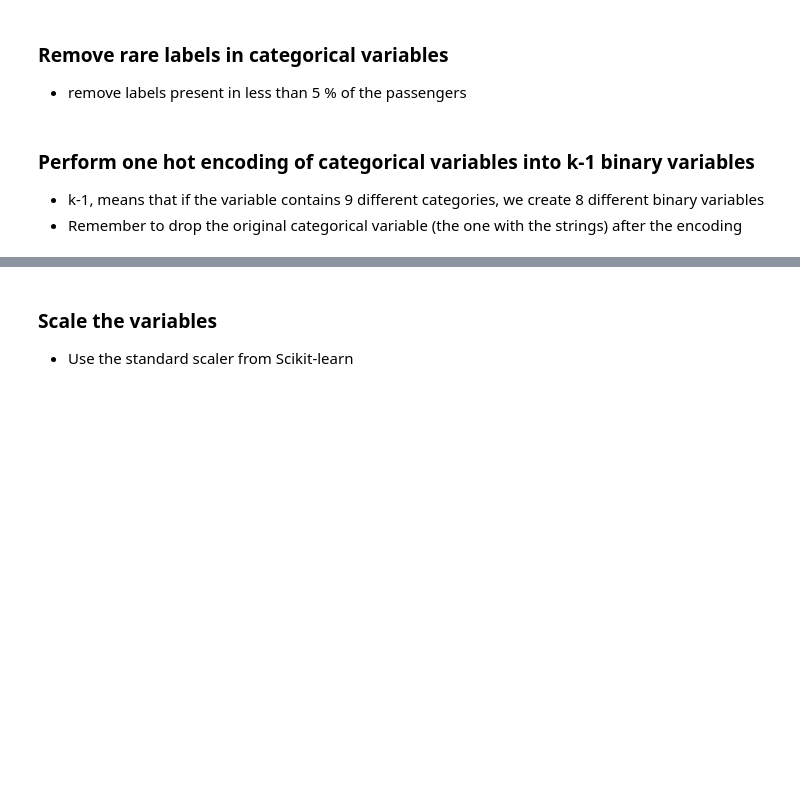
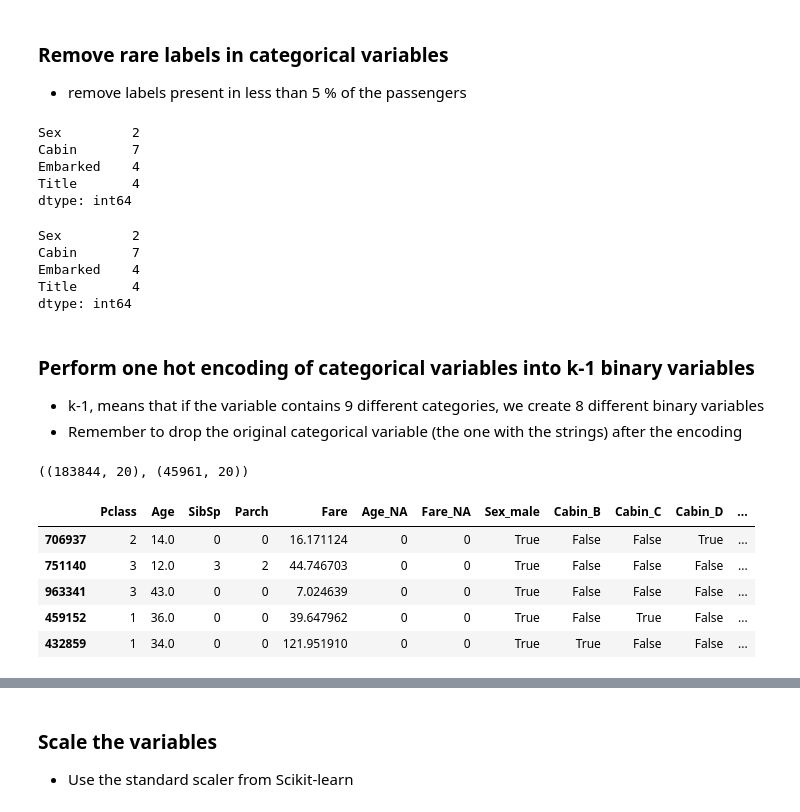
Before and after one commit to AndrewMelendez/deploying-machine-learning-models, a Jupyter notebook: section-04-research-and-development/titanic-assignment/01-predicting-survival-titanic-assignement.ipynb, the cells around one changed output, grey strips where cells are left out. Saved outputs shown, nothing was run; the diff lists cells and outputs as text; code cells hidden in the pictures; blank space fills up the shorter version.

```diff
--- a/section-04-research-and-development/titanic-assignment/01-predicting-survival-titanic-assignement.ipynb
+++ b/section-04-research-and-development/titanic-assignment/01-predicting-survival-titanic-assignement.ipynb
@@ -145,3 +223,17 @@ X_train.shape, X_test.shape
 
 - Add a binary missing indicator
 - Fill NA in original variable with the median
+# %%
+for var in ['Age', 'Fare']:
+
+    # add missing indicator
+    X_train[var+'_NA'] = np.where(X_train[var].isnull(), 1, 0)
+    X_test[var+'_NA'] = np.where(X_test[var].isnull(), 1, 0)
+
+    # replace NaN by median
+    median_val = X_train[var].median()
+
+    X_train[var].fillna(median_val, inplace=True)
+    X_test[var].fillna(median_val, inplace=True)
+
+X_train[['Age', 'Fare']].isnull().sum()
@@ -148,2 +244,5 @@ X_train.shape, X_test.shape
 # %% [markdown]
 ### Replace Missing data in categorical variables with the string **Missing**
+# %%
+X_train[vars_cat] = X_train[vars_cat].fillna('Missing')
+X_test[vars_cat] = X_test[vars_cat].fillna('Missing')
@@ -154,5 +307,55 @@ X_train.shape, X_test.shape
+# %%
+X_train[vars_cat].nunique()
+# %% [output]
+Sex         2
+Cabin       7
+Embarked    4
+Title       4
+dtype: int64
+# %%
+X_test[vars_cat].nunique()
+# %% [output]
+Sex         2
+Cabin       7
+Embarked    4
+Title       4
+dtype: int64
 # %% [markdown]
 ### Perform one hot encoding of categorical variables into k-1 binary variables
 
 - k-1, means that if the variable contains 9 different categories, we create 8 different binary variables
 - Remember to drop the original categorical variable (the one with the strings) after the encoding
+# %%
+for var in vars_cat:
+
+    # to create the binary variables, we use get_dummies from pandas
+
+    X_train = pd.concat([X_train,
+                         pd.get_dummies(X_train[var], prefix=var, drop_first=True)
+                         ], axis=1)
+
+    X_test = pd.concat([X_test,
+                        pd.get_dummies(X_test[var], prefix=var, drop_first=True)
+                        ], axis=1)
+
+
+X_train.drop(labels=vars_cat, axis=1, inplace=True)
+X_test.drop(labels=vars_cat, axis=1, inplace=True)
+
+X_train.shape, X_test.shape
+# %% [output]
+((183844, 20), (45961, 20))
+# %%
+# Note that we have one less column in the test set
+# this is because we had 1 less category in embarked.
+
+# we need to add that category manually to the test set
+
+X_train.head()
+# %% [output]
+|  | Pclass | Age | SibSp | Parch | Fare | Age_NA | Fare_NA | Sex_male | Cabin_B | Cabin_C | Cabin_D | ... |
+| 706937 | 2 | 14.0 | 0 | 0 | 16.171124 | 0 | 0 | True | False | False | True | ... |
+| 751140 | 3 | 12.0 | 3 | 2 | 44.746703 | 0 | 0 | True | False | False | False | ... |
+| 963341 | 3 | 43.0 | 0 | 0 | 7.024639 | 0 | 0 | True | False | False | False | ... |
+| 459152 | 1 | 36.0 | 0 | 0 | 39.647962 | 0 | 0 | True | False | True | False | ... |
+| 432859 | 1 | 34.0 | 0 | 0 | 121.951910 | 0 | 0 | True | True | False | False | ... |
```
Also changed, not shown: parts of 26 cells of this notebook, 2 other files.
